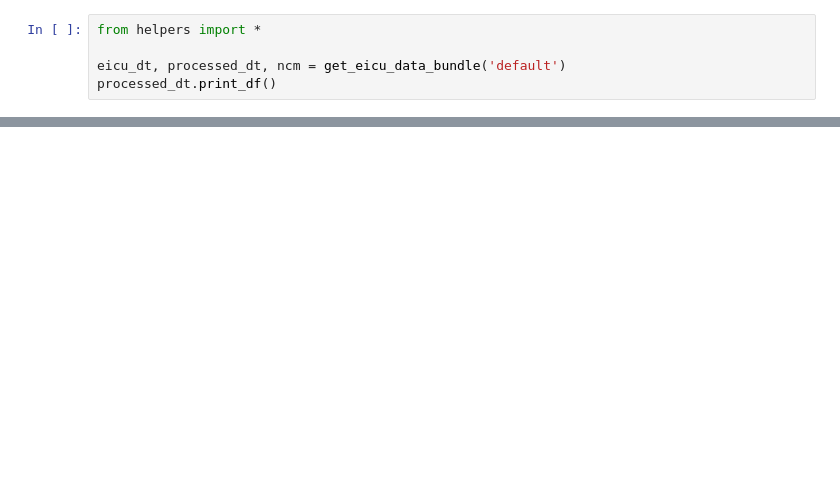
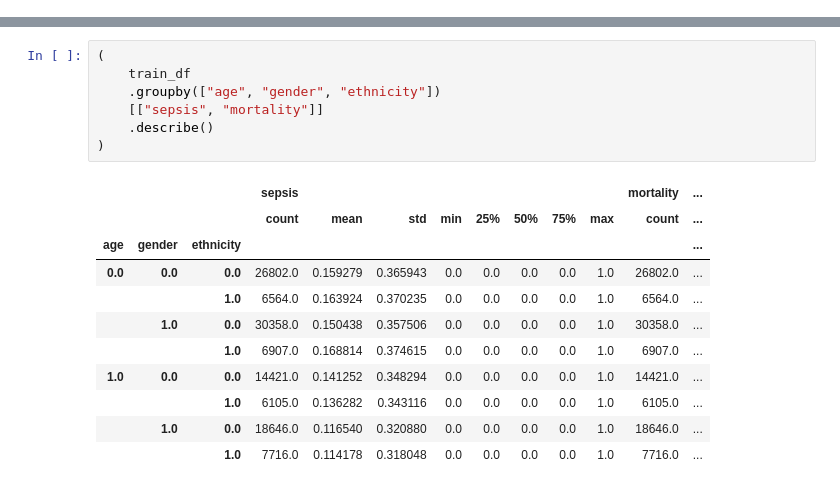
Before and after one commit to hhaller0826/ehr-ncm, a Jupyter notebook: exp.ipynb, the cells around one changed output, grey strips where cells are left out. Cells and saved outputs as stored; diff of their text form; blank space fills up the shorter version.

```diff
--- a/exp.ipynb
+++ b/exp.ipynb
@@ -901,5 +0,0 @@ processed_eicu_data.print_df(len(default_data.data), show_orig=True)
-# %%
-from helpers import *
-
-eicu_dt, processed_dt, ncm = get_eicu_data_bundle('default')
-processed_dt.print_df()
@@ -1392,0 +528,19 @@ sum(assignments.values(), [])
+# %%
+(
+    train_df
+    .groupby(["age", "gender", "ethnicity"])
+    [["sepsis", "mortality"]]
+    .describe()
+)
+# %% [output]
+|  |  |  | sepsis |  |  |  |  |  |  |  | mortality | ... |
+|  |  |  | count | mean | std | min | 25% | 50% | 75% | max | count | ... |
+| age | gender | ethnicity |  |  |  |  |  |  |  |  |  | ... |
+| 0.0 | 0.0 | 0.0 | 26802.0 | 0.159279 | 0.365943 | 0.0 | 0.0 | 0.0 | 0.0 | 1.0 | 26802.0 | ... |
+|  |  | 1.0 | 6564.0 | 0.163924 | 0.370235 | 0.0 | 0.0 | 0.0 | 0.0 | 1.0 | 6564.0 | ... |
+|  | 1.0 | 0.0 | 30358.0 | 0.150438 | 0.357506 | 0.0 | 0.0 | 0.0 | 0.0 | 1.0 | 30358.0 | ... |
+|  |  | 1.0 | 6907.0 | 0.168814 | 0.374615 | 0.0 | 0.0 | 0.0 | 0.0 | 1.0 | 6907.0 | ... |
+| 1.0 | 0.0 | 0.0 | 14421.0 | 0.141252 | 0.348294 | 0.0 | 0.0 | 0.0 | 0.0 | 1.0 | 14421.0 | ... |
+|  |  | 1.0 | 6105.0 | 0.136282 | 0.343116 | 0.0 | 0.0 | 0.0 | 0.0 | 1.0 | 6105.0 | ... |
+|  | 1.0 | 0.0 | 18646.0 | 0.116540 | 0.320880 | 0.0 | 0.0 | 0.0 | 0.0 | 1.0 | 18646.0 | ... |
+|  |  | 1.0 | 7716.0 | 0.114178 | 0.318048 | 0.0 | 0.0 | 0.0 | 0.0 | 1.0 | 7716.0 | ... |
```
Also changed, not shown: parts of 118 cells of this notebook, 12 other files.
